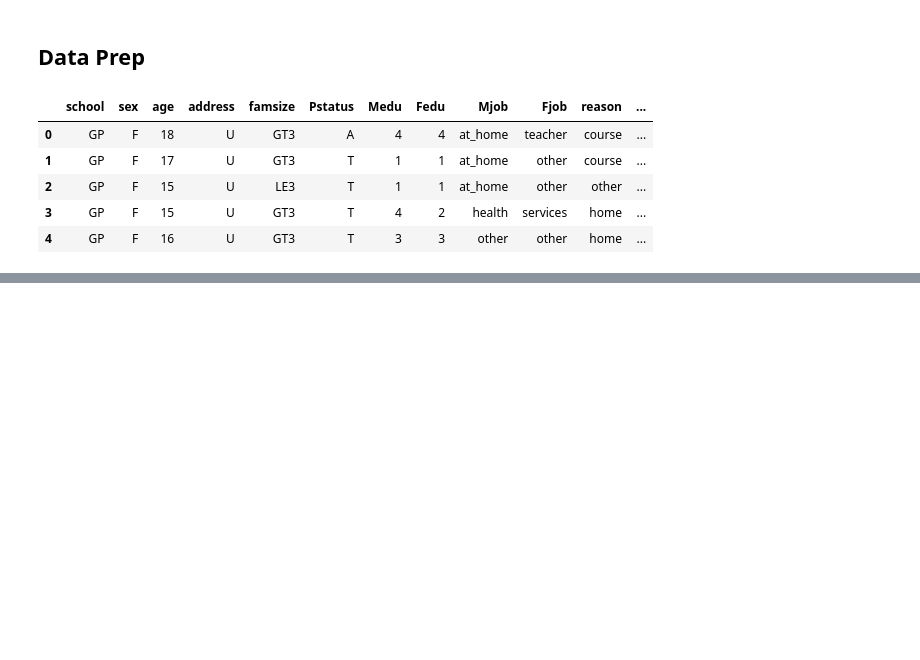
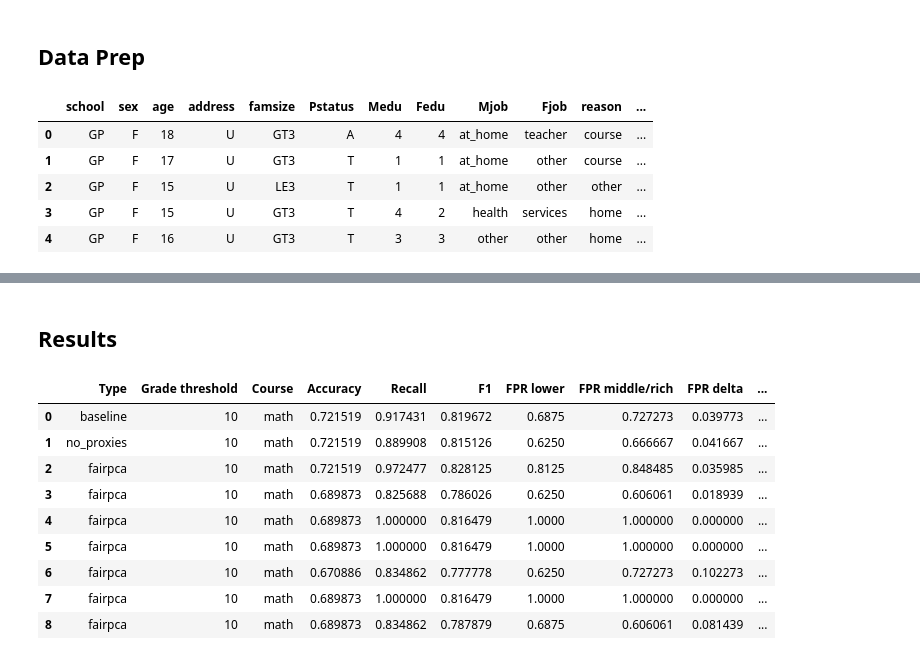
Before and after one commit to CasperAntonPoulsen/AlgoFainessExam, a Jupyter notebook: src/FairPCA.ipynb, the cells around one changed output, grey strips where cells are left out. Cells and saved outputs as stored; diff of their text form; code cells hidden in the pictures; blank space fills up the shorter version.

Commit message:
Added results to the notebook

```diff
--- a/src/FairPCA.ipynb
+++ b/src/FairPCA.ipynb
@@ -619,3 +603,43 @@ suppressed proxies SES
 file_path = Path("./results/experiments.pickle")
 with open(file_path.absolute(), "wb") as file:
     pickle.dump(experiments, file, protocol=pickle.HIGHEST_PROTOCOL)
+# %% [markdown]
+## Results
+# %%
+experiment_data = list()
+for experiment in experiments:
+
+
+    FPR_delta = np.abs(experiment["fairness_metrics"]["FPR"]["lower"]-experiment["fairness_metrics"]["FPR"]["middle/rich"])
+    TPR_delta = np.abs(experiment["fairness_metrics"]["TPR"]["lower"]-experiment["fairness_metrics"]["TPR"]["middle/rich"])
+
+    experiment_data.append({
+        "Type":                     experiment["name"],
+        "Grade threshold":          experiment["grade_threshold"],
+        "Course":                   experiment["course"],
+        "Accuracy":                 experiment["performance_metrics"]["accuracy"],
+        "Recall":                   experiment["performance_metrics"]["recall"],
+        "F1":                       experiment["performance_metrics"]["f1"],
+        "FPR lower":                experiment["fairness_metrics"]["FPR"]["lower"],
+        "FPR middle/rich":          experiment["fairness_metrics"]["FPR"]["middle/rich"],
+        "FPR delta":                FPR_delta,
+        "TPR lower":                experiment["fairness_metrics"]["TPR"]["lower"],
+        "TPR middle/rich":          experiment["fairness_metrics"]["TPR"]["middle/rich"],
+        "TPR delta":                TPR_delta,
+        "PCA protected variables":  experiment["suppressed_variables"]
+    })
+
+df_results = pd.DataFrame(experiment_data)
+# %%
+df_results[(df_results["Grade threshold"] == 10) & (df_results["Course"]=="math")]
+# %% [output]
+|  | Type | Grade threshold | Course | Accuracy | Recall | F1 | FPR lower | FPR middle/rich | FPR delta | ... |
+| 0 | baseline | 10 | math | 0.721519 | 0.917431 | 0.819672 | 0.6875 | 0.727273 | 0.039773 | ... |
+| 1 | no_proxies | 10 | math | 0.721519 | 0.889908 | 0.815126 | 0.6250 | 0.666667 | 0.041667 | ... |
+| 2 | fairpca | 10 | math | 0.721519 | 0.972477 | 0.828125 | 0.8125 | 0.848485 | 0.035985 | ... |
+| 3 | fairpca | 10 | math | 0.689873 | 0.825688 | 0.786026 | 0.6250 | 0.606061 | 0.018939 | ... |
+| 4 | fairpca | 10 | math | 0.689873 | 1.000000 | 0.816479 | 1.0000 | 1.000000 | 0.000000 | ... |
+| 5 | fairpca | 10 | math | 0.689873 | 1.000000 | 0.816479 | 1.0000 | 1.000000 | 0.000000 | ... |
+| 6 | fairpca | 10 | math | 0.670886 | 0.834862 | 0.777778 | 0.6250 | 0.727273 | 0.102273 | ... |
+| 7 | fairpca | 10 | math | 0.689873 | 1.000000 | 0.816479 | 1.0000 | 1.000000 | 0.000000 | ... |
+| 8 | fairpca | 10 | math | 0.689873 | 0.834862 | 0.787879 | 0.6875 | 0.606061 | 0.081439 | ... |
```
Also changed, not shown: parts of 7 cells of this notebook, 1 other file.
